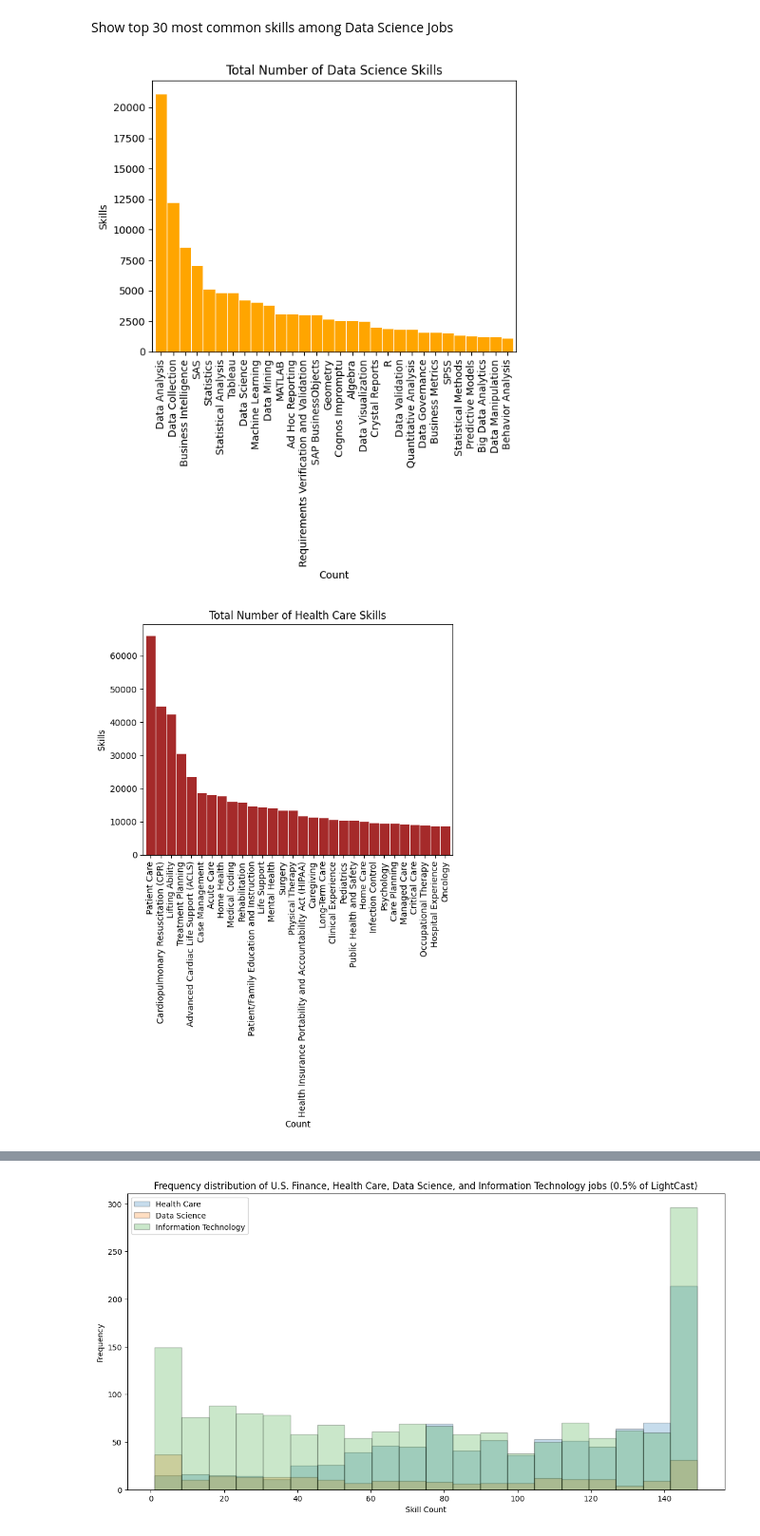
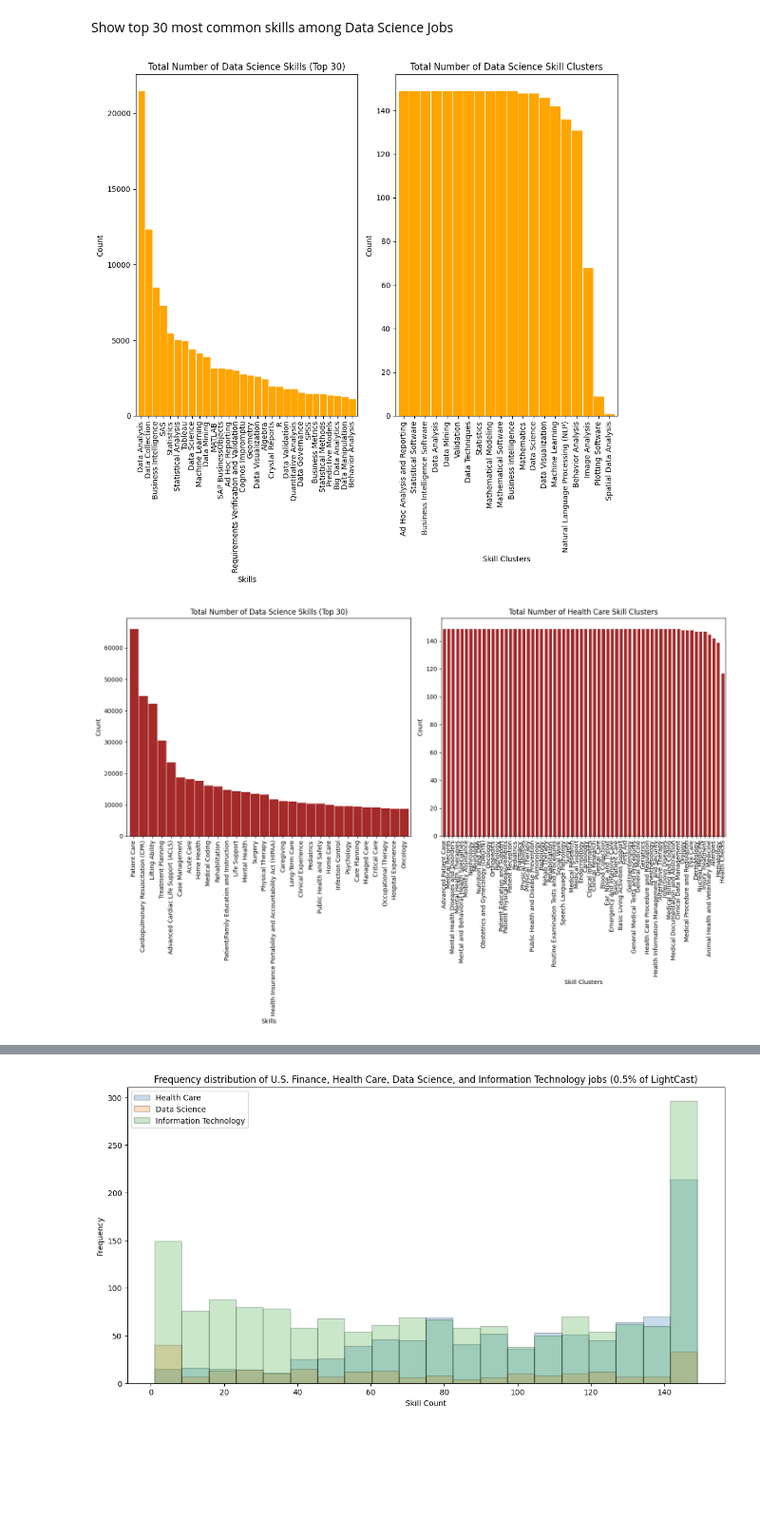
Before and after one commit to Josh-Hiz/BurningGlassAnalysis, a Jupyter notebook: BurningGlass_Skills.ipynb, the cells around one changed output, grey strips where cells are left out. Shown at 95% size. Saved outputs shown, nothing was run; the diff lists cells and outputs as text; code cells hidden in the pictures; blank space fills up the shorter version.

```diff
--- a/BurningGlass_Skills.ipynb
+++ b/BurningGlass_Skills.ipynb
@@ -79,7 +79,7 @@ df_hc
 | 1277185 | 2021-05-31 | Dementia knowledge | Mental Health Diseases and Disorders | Health Care |
 1277186 rows × 4 columns
 # %%
-data_path = '/content/drive/MyDrive/Data/Burning Glass/Data Sets/skill_data_data_science.csv'
+data_path = '/content/drive/MyDrive/Data/Burning Glass/Data Sets/data_csv.csv'
 df_ds = pd.read_csv(data_path, index_col=[0])
 print(df_ds.shape)
 df_ds
@@ -192,13 +193,13 @@ More to be added if needed
 # %%
 # Create a dataframe on the frequency of data science skills per month
 # meaning that each row will contain the total frequency each month, machine learning in march 2021 is 50, then it will be 50
-def create_frequency_table(dataset : pd.DataFrame)->pd.DataFrame:
+def create_frequency_table(dataset : pd.DataFrame, column_name='skill')->pd.DataFrame:
   freq_ds_skill = dataset.copy()
   freq_ds_skill['year'] = freq_ds_skill.index.year.astype(str)
   freq_ds_skill['month'] = freq_ds_skill.index.month
   freq_ds_skill['month'] = freq_ds_skill['month'].apply(lambda x: str(x).zfill(2))
   freq_ds_skill['Date'] = freq_ds_skill['year'] + '-' + freq_ds_skill['month']
-  freq_ds_skill = freq_ds_skill.groupby(['Date','skill']).size().reset_index(name='counts')
+  freq_ds_skill = freq_ds_skill.groupby(['Date',column_name]).size().reset_index(name='counts')
   freq_ds_skill.set_index(['Date'],inplace=True)
   freq_ds_skill.index = pd.to_datetime(freq_ds_skill.index,format='%Y-%m')
   freq_ds_skill = freq_ds_skill.sort_index()
@@ -207,5 +208,5 @@ def create_frequency_table(dataset : pd.DataFrame)->pd.DataFrame:
 freq_it = create_frequency_table(df_it)
 freq_ds = create_frequency_table(df_ds)
 freq_hc = create_frequency_table(df_hc)
-freq_ds
+freq_ds['skill'].unique()
 # %% [output]
@@ -225,0 +230,6 @@ freq_ds
+# %%
+# create frequency tables of skillcluster families
+freq_ds_fam = create_frequency_table(dataset = df_ds, column_name='skillcluster')
+freq_hc_fam = create_frequency_table(dataset = df_hc, column_name='skillcluster')
+freq_it_fam = create_frequency_table(dataset = df_it, column_name='skillcluster')
+print(freq_ds_fam['skillcluster'].unique())
@@ -226,13 +244,19 @@ freq_ds
 # %% [markdown]
 Show top 30 most common skills among Data Science Jobs
 # %%
-df_ds['skill'].value_counts()[:30].plot.bar(color='orange',width=1, edgecolor="white", linewidth=0.7,title='Total Number of Data Science Skills',xlabel='Count',ylabel='Skills')
+fig,ax=plt.subplots(1,2,figsize=(10,10))
+df_ds['skill'].value_counts()[:30].plot.bar(color='orange',width=1, edgecolor="white", linewidth=0.7,title='Total Number of Data Science Skills (Top 30)',xlabel='Skills',ylabel='Count',ax=ax[0])
+freq_ds_fam['skillcluster'].value_counts().plot.bar(color='orange',width=1, edgecolor="white", linewidth=0.7,title='Total Number of Data Science Skill Clusters',xlabel='Skill Clusters',ylabel='Count',ax=ax[1])
+plt.tight_layout()
 plt.show()
 # %% [output]
-[figure, old version]
+[figure, new version]
 # %%
-df_hc['skill'].value_counts()[:30].plot.bar(color='brown',width=1, edgecolor="white", linewidth=0.7,title='Total Number of Health Care Skills',xlabel='Count',ylabel='Skills')
+fig,ax=plt.subplots(1,2,figsize=(15,10))
+df_hc['skill'].value_counts()[:30].plot.bar(color='brown',width=1, edgecolor="white", linewidth=0.7,title='Total Number of Data Science Skills (Top 30)',xlabel='Skills',ylabel='Count',ax=ax[0])
+freq_hc_fam['skillcluster'].value_counts().plot.bar(color='brown',width=0.8, edgecolor="white", linewidth=0.7,title='Total Number of Health Care Skill Clusters',xlabel='Skill Clusters',ylabel='Count',ax=ax[1])
+plt.tight_layout()
 plt.show()
 # %% [output]
-[figure, old version]
+[figure, new version]
 # %%
```
Also changed, not shown: parts of 15 cells of this notebook.
